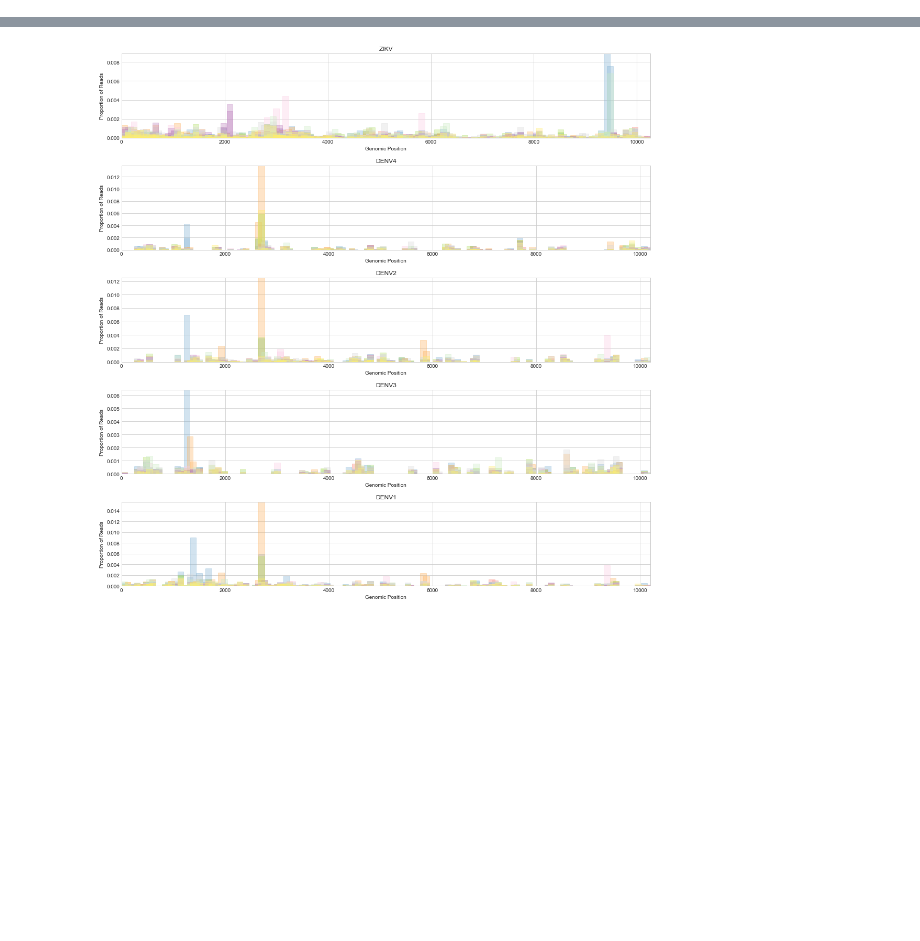
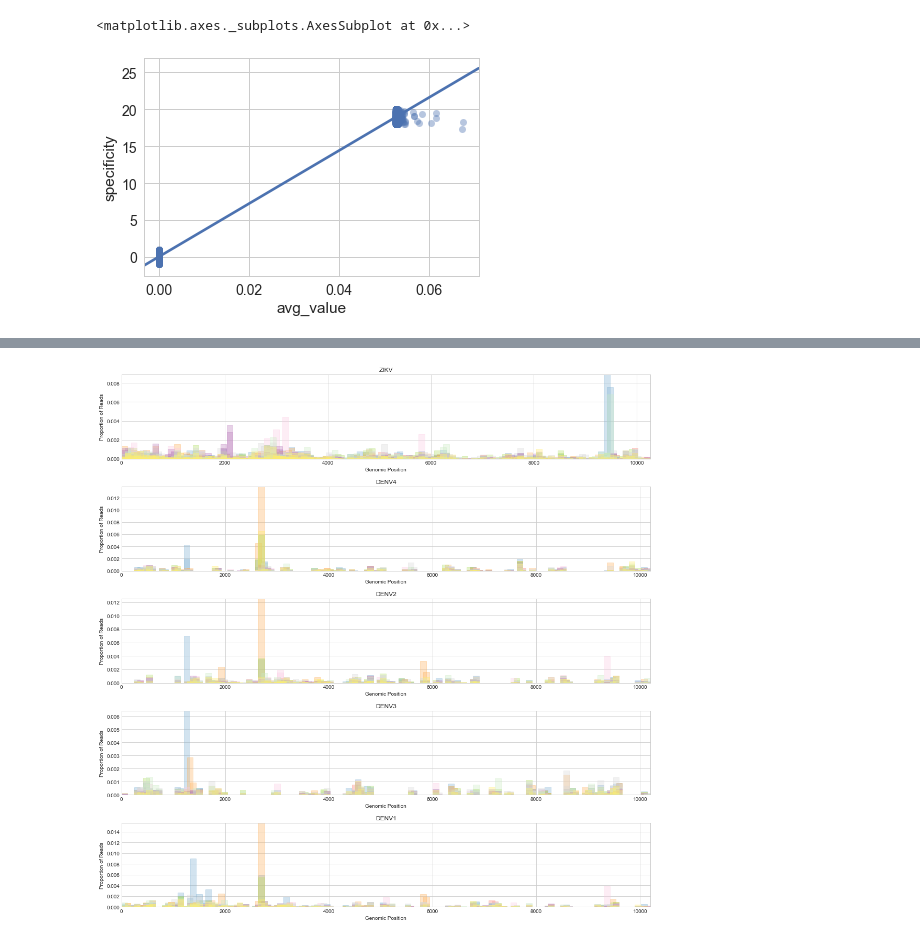
Before and after one commit to sidneymbell/phipseq, a Jupyter notebook: scripts/binding-footprints.ipynb, the cells around one changed output, grey strips where cells are left out. Cells and saved outputs as stored; diff of their text form; code cells hidden in the pictures; blank space fills up the shorter version.

```diff
--- a/scripts/binding-footprints.ipynb
+++ b/scripts/binding-footprints.ipynb
@@ -30,0 +51,5 @@ data = pivot(data)
+# %%
+sns.regplot('avg_value', 'specificity', data=wideform, y_jitter=True, scatter_kws={'alpha': 0.4})
+# %% [output]
+<matplotlib.axes._subplots.AxesSubplot at 0x...>
+[figure, added]
```
Also changed, not shown: parts of 9 cells of this notebook.
